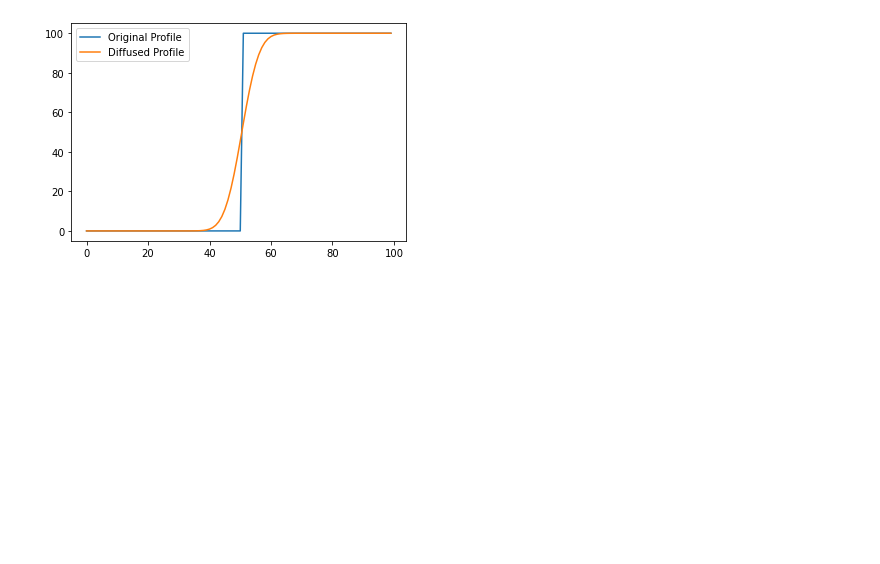
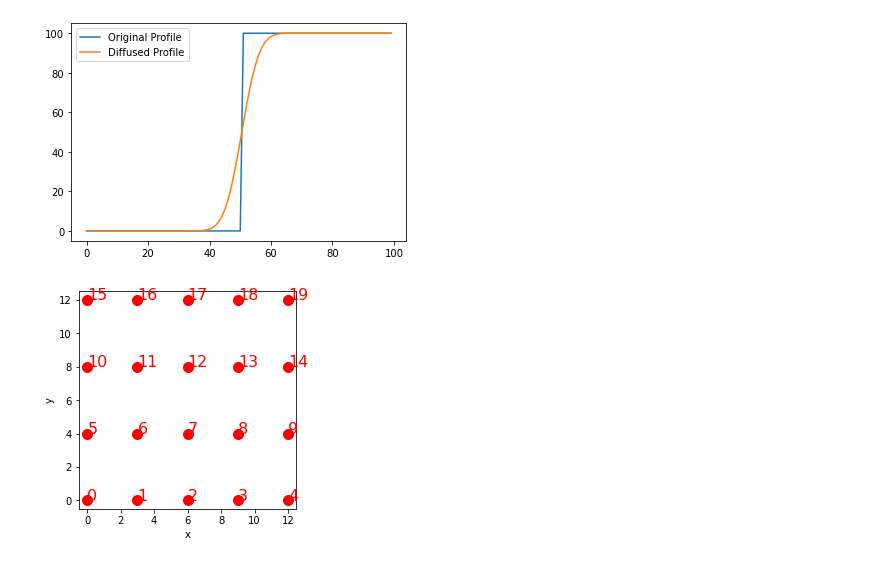
Before and after one commit to gsb223/landlabwork, a Jupyter notebook: testing_code/tutorial_test2.ipynb, the cells around one changed output. Cells and saved outputs as stored; diff of their text form; code cells hidden in the pictures; blank space fills up the shorter version.

```diff
--- a/testing_code/tutorial_test2.ipynb
+++ b/testing_code/tutorial_test2.ipynb
@@ -25,3 +25,10 @@ plt.legend()
 # %% [output]
 <matplotlib.legend.Legend at 0x...>
 [figure]
+# %%
+from landlab import RasterModelGrid
+from landlab.plot.graph import plot_graph
+grid = RasterModelGrid((4, 5), xy_spacing=(3,4))
+plot_graph(grid, at="node")
+# %% [output]
+[figure, added]
```
Also changed, not shown: parts of 13 cells of this notebook, 5 other files.
